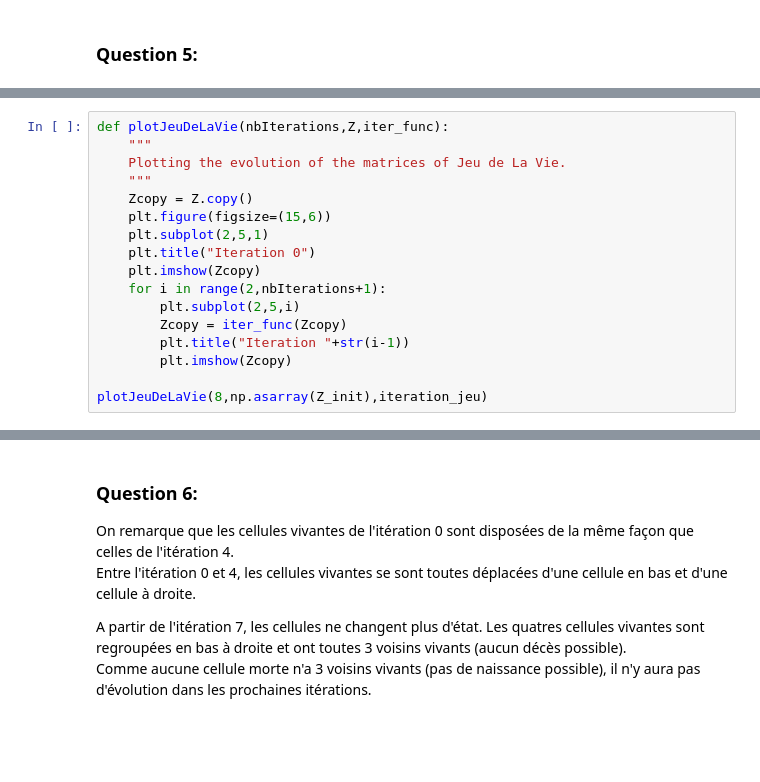
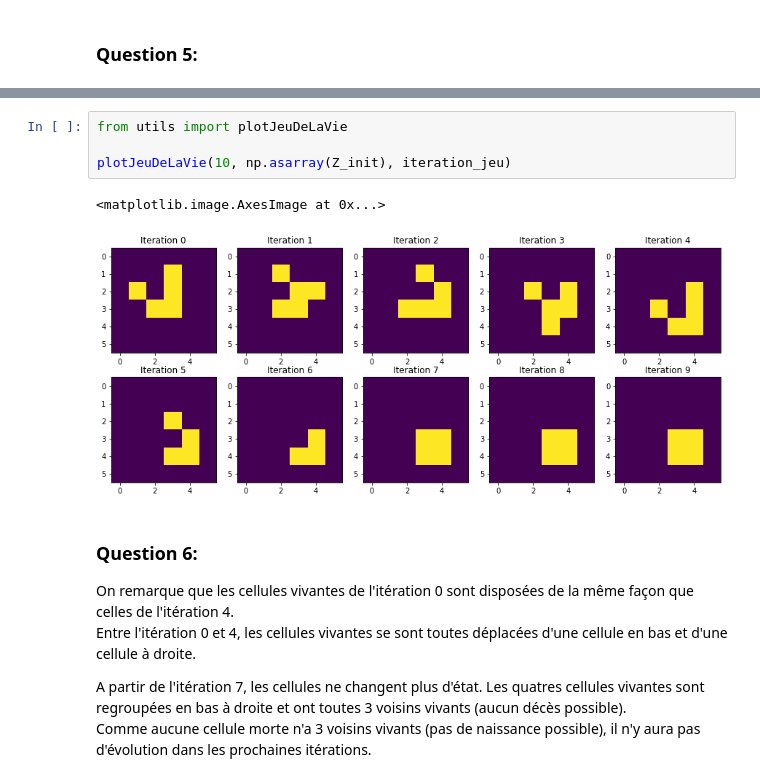
Before and after one commit to jroeste/DevLogHMMA238, a Jupyter notebook: HMMA238_TP_Gout_Roste.ipynb, the cells around one changed output, grey strips where cells are left out. Saved outputs shown, nothing was run; the diff lists cells and outputs as text; blank space fills up the shorter version.

```diff
--- a/HMMA238_TP_Gout_Roste.ipynb
+++ b/HMMA238_TP_Gout_Roste.ipynb
@@ -46,17 +38,0 @@ Z_init
-# %%
-def plotJeuDeLaVie(nbIterations,Z,iter_func):
-    """
-    Plotting the evolution of the matrices of Jeu de La Vie.
-    """
-    Zcopy = Z.copy()
-    plt.figure(figsize=(15,6))
-    plt.subplot(2,5,1)
-    plt.title("Iteration 0")
-    plt.imshow(Zcopy)
-    for i in range(2,nbIterations+1):
-        plt.subplot(2,5,i)
-        Zcopy = iter_func(Zcopy)
-        plt.title("Iteration "+str(i-1))
-        plt.imshow(Zcopy)
-
-plotJeuDeLaVie(8,np.asarray(Z_init),iteration_jeu)
@@ -65,3 +49,10 @@ plotJeuDeLaVie(8,np.asarray(Z_init),iteration_jeu)
+# %%
+from utils import plotJeuDeLaVie
+
+plotJeuDeLaVie(10, np.asarray(Z_init), iteration_jeu)
+# %% [output]
+<matplotlib.image.AxesImage at 0x...>
+[figure, added]
 # %% [markdown]
 ### Question 6:
 
```
Also changed, not shown: parts of 20 cells of this notebook, 1 other file.
